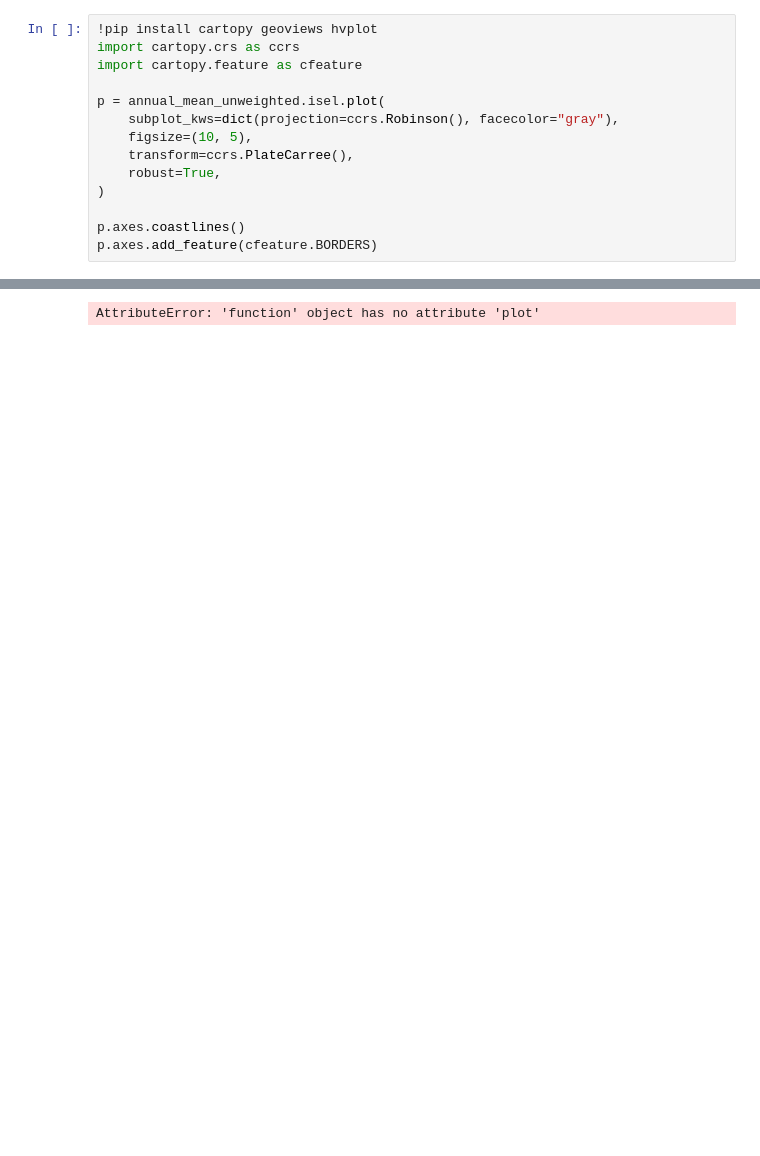
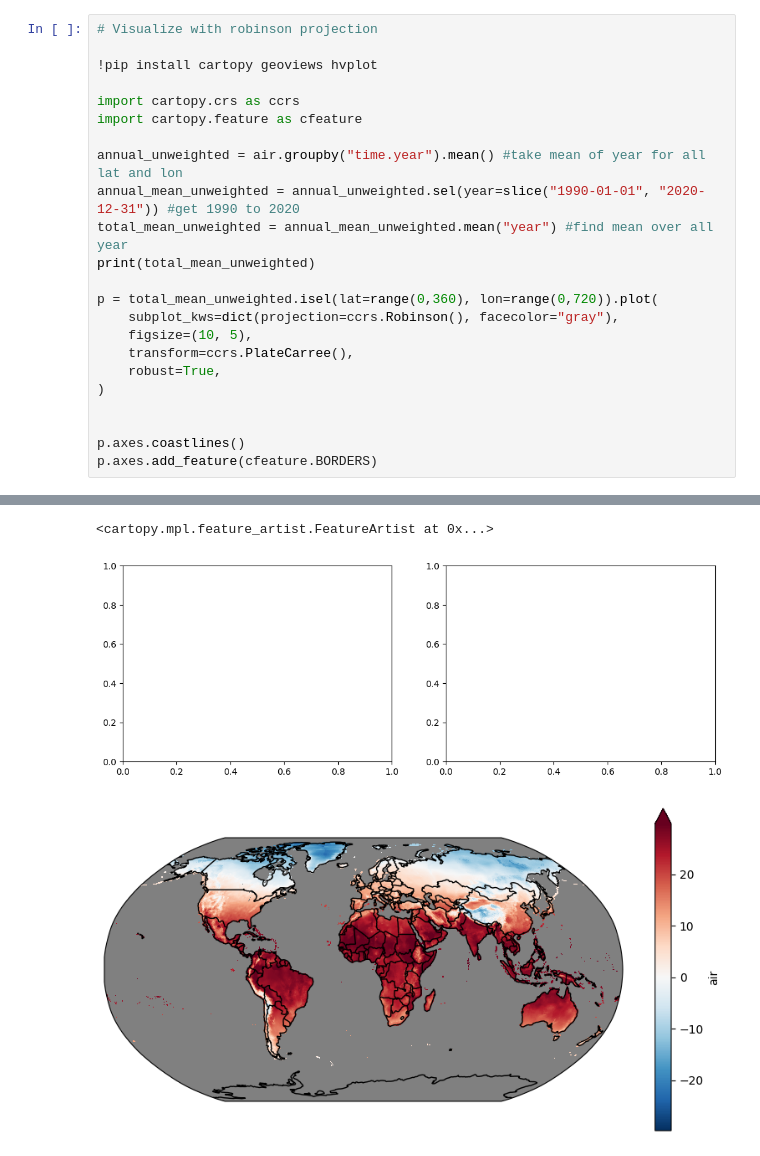
Before and after one commit to emmstrick/FWE458, a Jupyter notebook: Homework_6/Homework_6.ipynb, the cells around one changed output, grey strips where cells are left out. Cells and saved outputs as stored; diff of their text form; blank space fills up the shorter version.

```diff
--- a/Homework_6/Homework_6.ipynb
+++ b/Homework_6/Homework_6.ipynb
@@ -74,17 +74,26 @@ plt.legend()
 <matplotlib.legend.Legend at 0x...>
 [figure]
 # %%
+# Visualize with robinson projection
+
 !pip install cartopy geoviews hvplot
+
 import cartopy.crs as ccrs
 import cartopy.feature as cfeature
 
-p = annual_mean_unweighted.isel.plot(
+annual_unweighted = air.groupby("time.year").mean() #take mean of year for all lat and lon
+annual_mean_unweighted = annual_unweighted.sel(year=slice("1990-01-01", "2020-12-31")) #get 1990 to 2020
+total_mean_unweighted = annual_mean_unweighted.mean("year") #find mean over all year
+print(total_mean_unweighted)
+
+p = total_mean_unweighted.isel(lat=range(0,360), lon=range(0,720)).plot(
     subplot_kws=dict(projection=ccrs.Robinson(), facecolor="gray"),
     figsize=(10, 5),
     transform=ccrs.PlateCarree(),
     robust=True,
 )
 
+
 p.axes.coastlines()
 p.axes.add_feature(cfeature.BORDERS)
 # %% [output]
@@ -108 +117,3 @@ Requirement already satisfied: urllib3<3,>=1.21.1 in /usr/local/lib/python3.11/d
-AttributeError: 'function' object has no attribute 'plot'
+<cartopy.mpl.feature_artist.FeatureArtist at 0x...>
+[figure, added]
+[figure, added]
```
Also changed, not shown: parts of 3 cells of this notebook.
